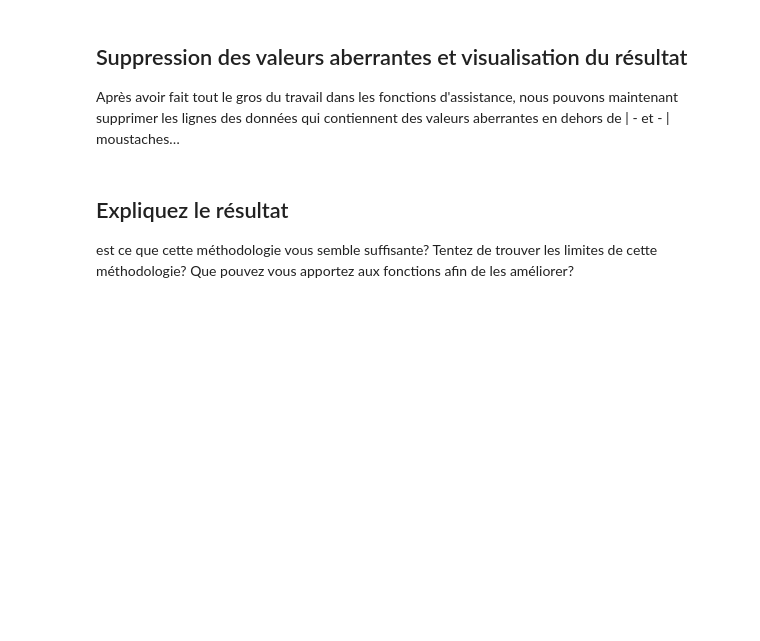
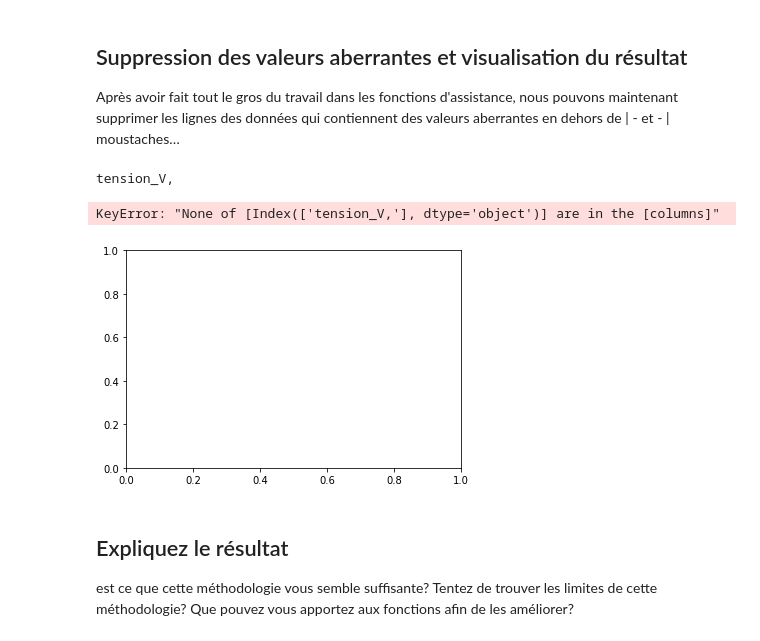
Before and after one commit to ameliemelorene/MOLONARI_1D_RESOURCES, a Jupyter notebook: Students/BONIN-IMPEROR.ipynb, the cells around one changed output. Drawn from its saved outputs; the diff is of its cells as text; code cells hidden in the pictures; blank space fills up the shorter version.

```diff
--- a/Students/BONIN-IMPEROR.ipynb
+++ b/Students/BONIN-IMPEROR.ipynb
@@ -588,6 +605,20 @@ Lorsque nous observons ce modèle, nous devons supprimer les valeurs aberrantes,
 ## Suppression des valeurs aberrantes et visualisation du résultat
 
 Après avoir fait tout le gros du travail dans les fonctions d'assistance, nous pouvons maintenant supprimer les lignes des données qui contiennent des valeurs aberrantes en dehors de | - et - | moustaches…
+# %%
+liste_titre_riviere=['tension_V,','temperature_stream_C','charge_m']
+liste_titre_ZH=['temperature_depth_1_C','temperature_depth_2_C','temperature_depth_3_C','temperature_depth_4_C']
+# %%
+for name in liste_titre_riviere :
+    print(name)
+    capteur_riviere.boxplot([name])
+for name in liste_titre_ZH :
+    print(capteur_ZH.boxplot([name]))
+    #a corriger
+# %% [output]
+tension_V,
+KeyError: "None of [Index(['tension_V,'], dtype='object')] are in the [columns]"
+[figure, added]
 # %% [markdown]
 ## Expliquez le résultat
 est ce que cette méthodologie vous semble suffisante? Tentez de trouver les limites de cette méthodologie?
```
Also changed, not shown: parts of 2 cells of this notebook.
